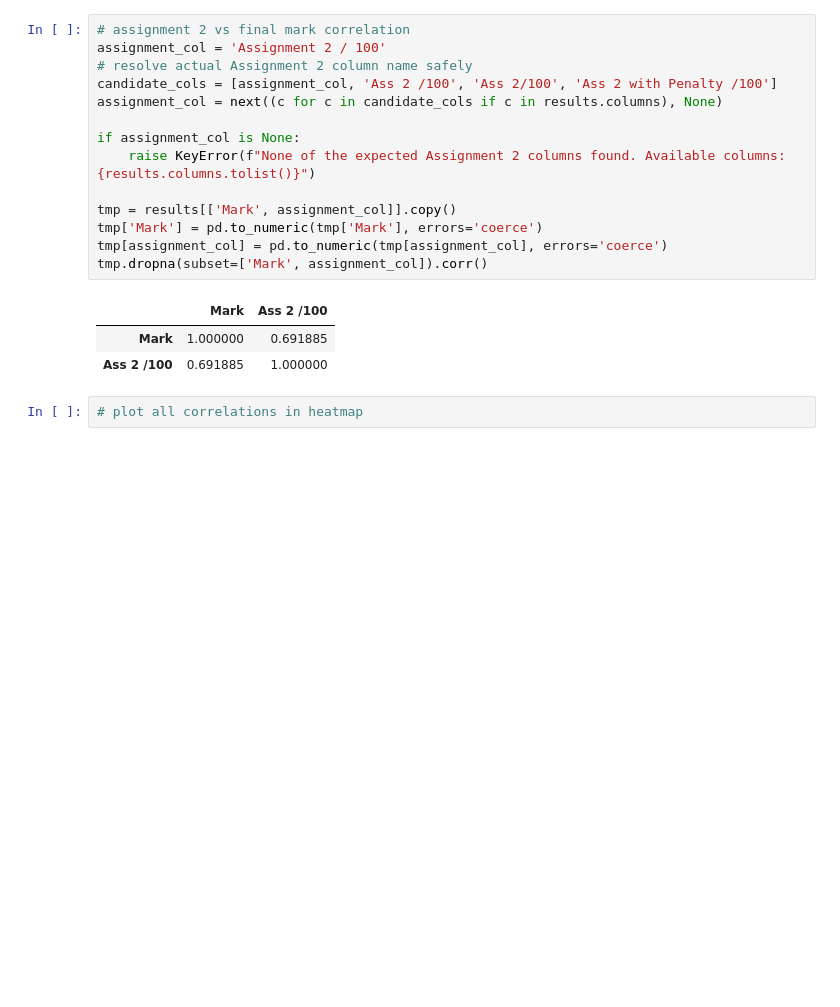
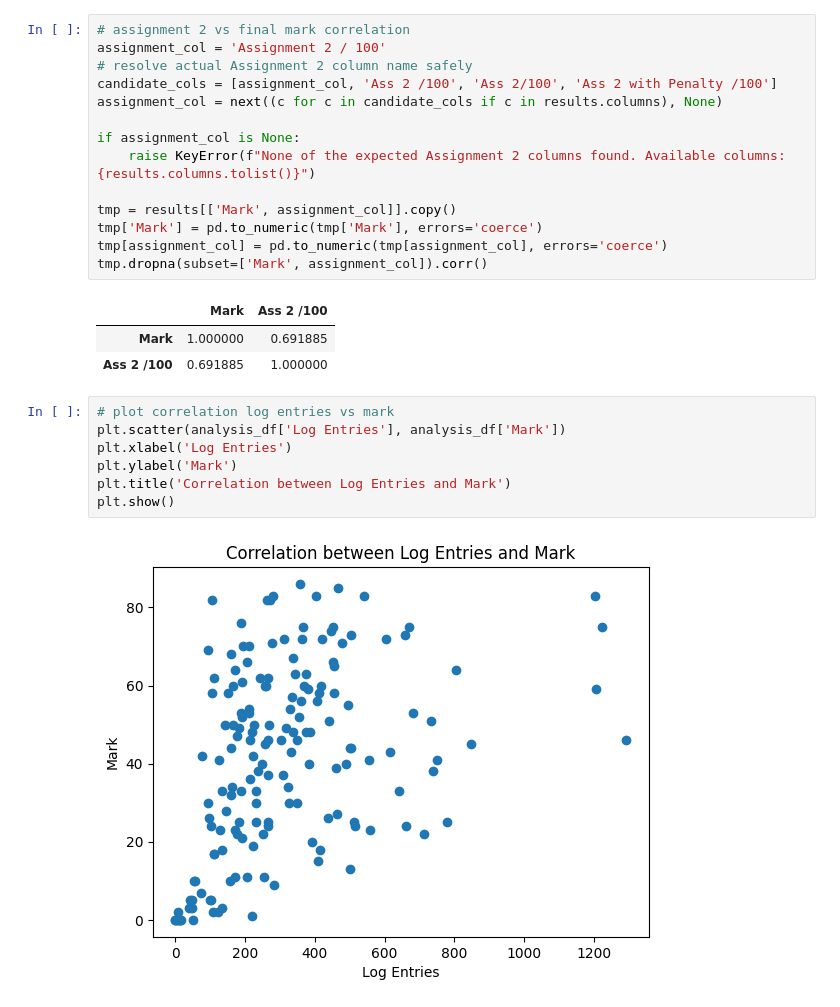
Before and after one commit to Rhea-myat/Smart-LMS-Dashboard-Moodle, a Jupyter notebook: explore_v1.1.ipynb, the cells around one changed output. Saved outputs shown, nothing was run; the diff lists cells and outputs as text; blank space fills up the shorter version.

```diff
--- a/explore_v1.1.ipynb
+++ b/explore_v1.1.ipynb
@@ -1854,4 +2072,11 @@ tmp.dropna(subset=['Mark', assignment_col]).corr()
 | Mark | 1.000000 | 0.691885 |
 | Ass 2 /100 | 0.691885 | 1.000000 |
 # %%
-# plot all correlations in heatmap
+# plot correlation log entries vs mark
+plt.scatter(analysis_df['Log Entries'], analysis_df['Mark'])
+plt.xlabel('Log Entries')
+plt.ylabel('Mark')
+plt.title('Correlation between Log Entries and Mark')
+plt.show()
+# %% [output]
+[figure, added]
```
Also changed, not shown: parts of 41 cells of this notebook, 2 other files.
